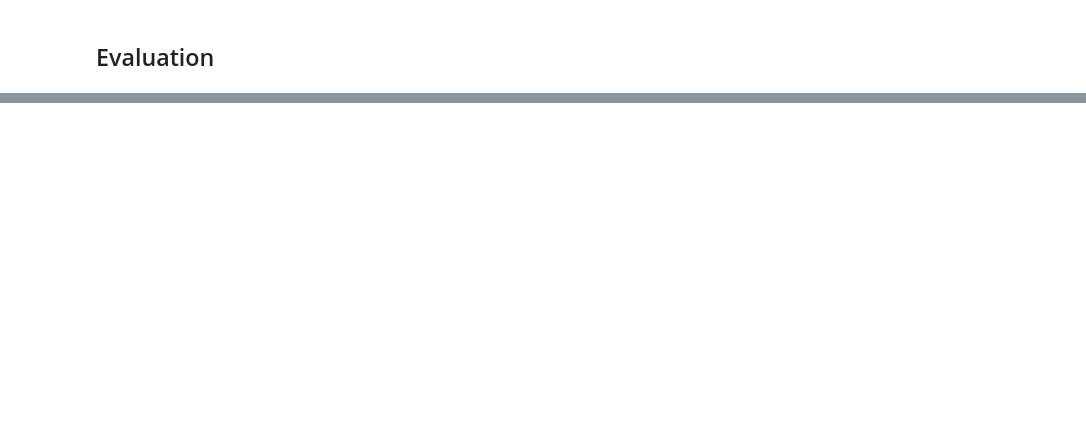
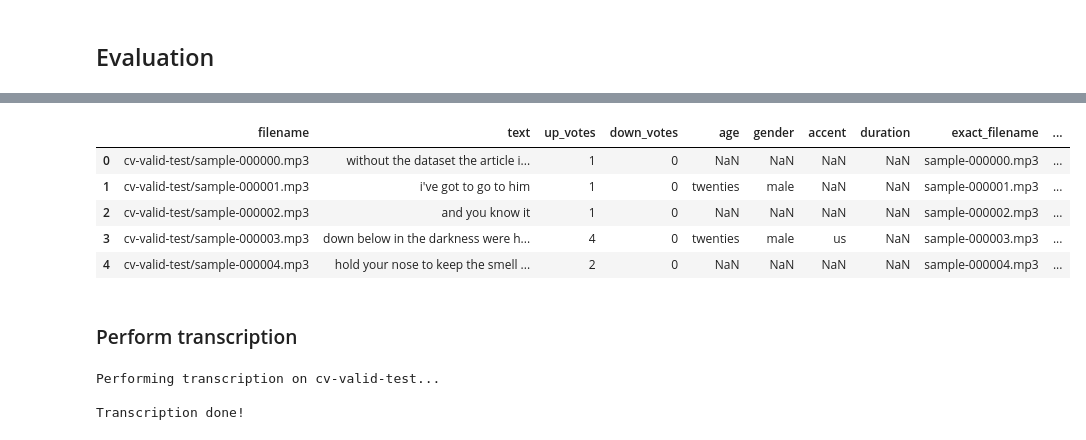
Before and after one commit to gordonjun2/htx-xdata-asr, a Jupyter notebook: asr-train/cv-train-2a.ipynb, the cells around one changed output, grey strips where cells are left out. Saved outputs shown, nothing was run; the diff lists cells and outputs as text; code cells hidden in the pictures; blank space fills up the shorter version.

```diff
--- a/asr-train/cv-train-2a.ipynb
+++ b/asr-train/cv-train-2a.ipynb
@@ -616,0 +933,4 @@ Reference:  IT'S EXTREMELY SUSPICIOUS THAT THERE'S NO INFORMATION ABOUT BRAINS T
+# %%
+cv_csv_file = f'../datasets/common_voice/{dataset_split}.csv'
+test_df = pd.read_csv(cv_csv_file)
+test_df.head(5)
@@ -616,0 +944,34 @@ Reference:  IT'S EXTREMELY SUSPICIOUS THAT THERE'S NO INFORMATION ABOUT BRAINS T
+# %%
+test_df['exact_filename'] = test_df['filename'].str.split('/').str[-1]
+test_df['generated_text'] = ''
+test_df.head(5)
+# %% [output]
+|  | filename | text | up_votes | down_votes | age | gender | accent | duration | exact_filename | ... |
+| 0 | cv-valid-test/sample-000000.mp3 | without the dataset the article i... | 1 | 0 | NaN | NaN | NaN | NaN | sample-000000.mp3 | ... |
+| 1 | cv-valid-test/sample-000001.mp3 | i've got to go to him | 1 | 0 | twenties | male | NaN | NaN | sample-000001.mp3 | ... |
+| 2 | cv-valid-test/sample-000002.mp3 | and you know it | 1 | 0 | NaN | NaN | NaN | NaN | sample-000002.mp3 | ... |
+| 3 | cv-valid-test/sample-000003.mp3 | down below in the darkness were h... | 4 | 0 | twenties | male | us | NaN | sample-000003.mp3 | ... |
+| 4 | cv-valid-test/sample-000004.mp3 | hold your nose to keep the smell ... | 2 | 0 | NaN | NaN | NaN | NaN | sample-000004.mp3 | ... |
+# %% [markdown]
+### Perform transcription
+# %%
+print(f"Performing transcription on {dataset_split}...\n")
+
+for file_path in files:
+    try:
+        waveform, sampling_rate = torchaudio.load(file_path)
+    except Exception as e:
+        print("Error: ", e)
+        break
+
+    transcription = transcribe_audio(waveform, sampling_rate, finetuned_processor, finetuned_model)
+
+    current_exact_filename = file_path.split('/')[-1]
+    test_df.loc[test_df['exact_filename'] == current_exact_filename,
+           'generated_text'] = transcription
+
+print("Transcription done!")
+# %% [output]
+Performing transcription on cv-valid-test...
+
+Transcription done!
```
Also changed, not shown: parts of 74 cells of this notebook, 21 other files.
